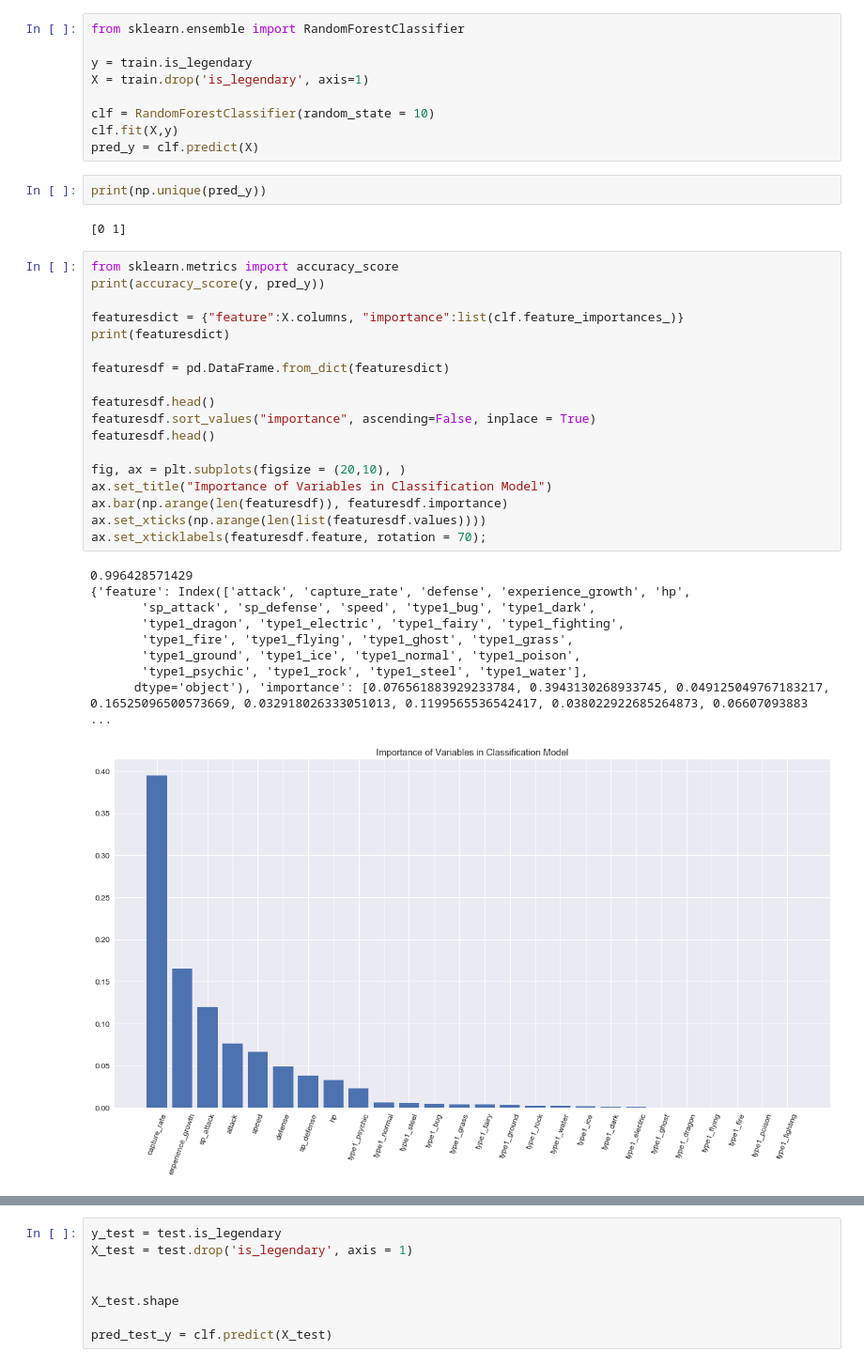
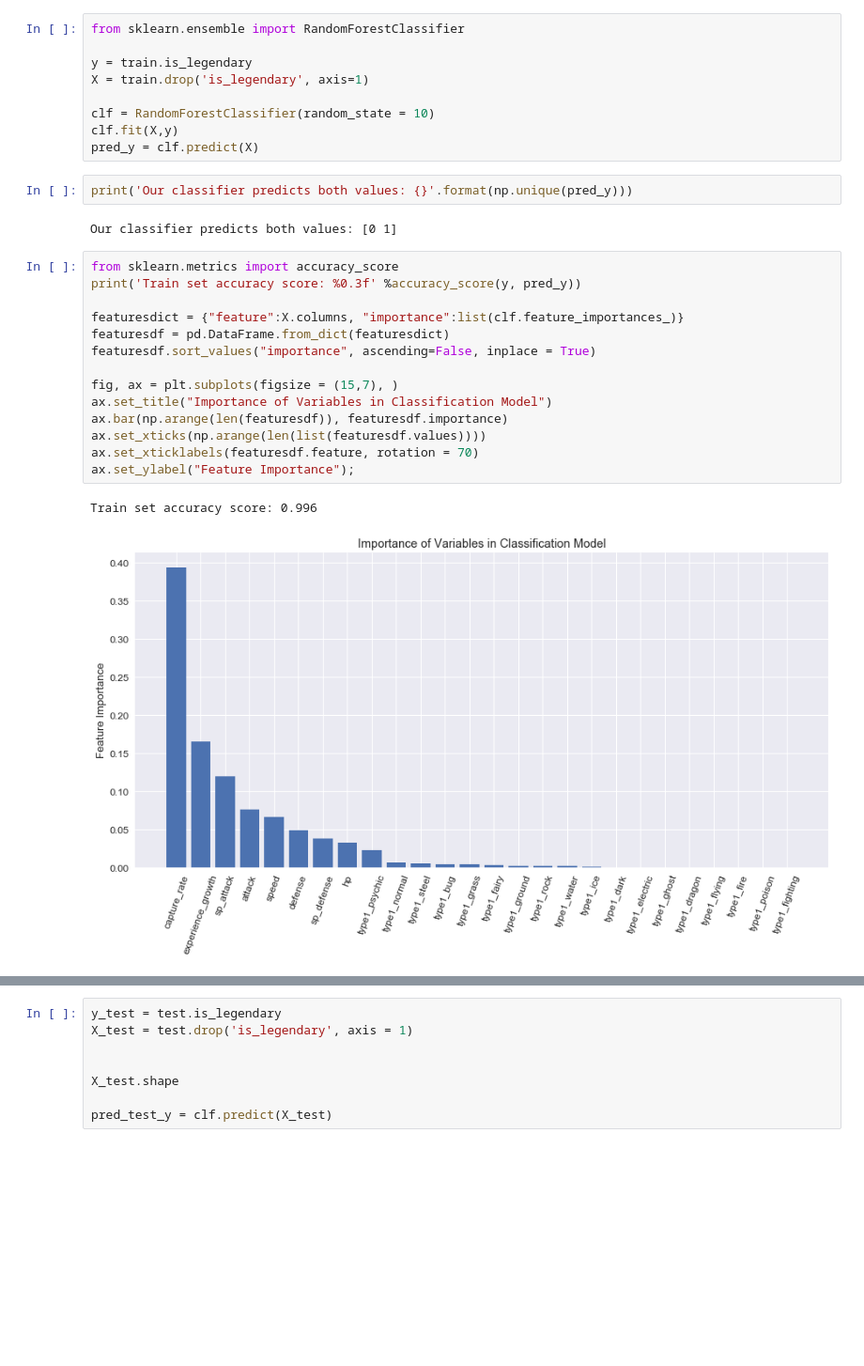
Before and after one commit to eBatson/datascience, a Jupyter notebook: Pokemon/Pokemon.ipynb, the cells around one changed output, grey strips where cells are left out. Shown at 94% size. Drawn from its saved outputs; the diff is of its cells as text; blank space fills up the shorter version.

```diff
--- a/Pokemon/Pokemon.ipynb
+++ b/Pokemon/Pokemon.ipynb
@@ -339,34 +350,23 @@ clf = RandomForestClassifier(random_state = 10)
 clf.fit(X,y)
 pred_y = clf.predict(X)
 # %%
-print(np.unique(pred_y))
+print('Our classifier predicts both values: {}'.format(np.unique(pred_y)))
 # %% [output]
-[0 1]
+Our classifier predicts both values: [0 1]
 # %%
 from sklearn.metrics import accuracy_score
-print(accuracy_score(y, pred_y))
+print('Train set accuracy score: %0.3f' %accuracy_score(y, pred_y))
 
 featuresdict = {"feature":X.columns, "importance":list(clf.feature_importances_)}
-print(featuresdict)
+featuresdf = pd.DataFrame.from_dict(featuresdict)
+featuresdf.sort_values("importance", ascending=False, inplace = True)
 
-featuresdf = pd.DataFrame.from_dict(featuresdict)
-
-featuresdf.head()
-featuresdf.sort_values("importance", ascending=False, inplace = True)
-featuresdf.head()
-
-fig, ax = plt.subplots(figsize = (20,10), )
+fig, ax = plt.subplots(figsize = (15,7), )
 ax.set_title("Importance of Variables in Classification Model")
 ax.bar(np.arange(len(featuresdf)), featuresdf.importance)
 ax.set_xticks(np.arange(len(list(featuresdf.values))))
-ax.set_xticklabels(featuresdf.feature, rotation = 70);
+ax.set_xticklabels(featuresdf.feature, rotation = 70)
+ax.set_ylabel("Feature Importance");
 # %% [output]
-0.996428571429
-{'feature': Index(['attack', 'capture_rate', 'defense', 'experience_growth', 'hp',
-       'sp_attack', 'sp_defense', 'speed', 'type1_bug', 'type1_dark',
-       'type1_dragon', 'type1_electric', 'type1_fairy', 'type1_fighting',
-       'type1_fire', 'type1_flying', 'type1_ghost', 'type1_grass',
-       'type1_ground', 'type1_ice', 'type1_normal', 'type1_poison',
-       'type1_psychic', 'type1_rock', 'type1_steel', 'type1_water'],
-      dtype='object'), 'importance': [0.076561883929233784, 0.3943130268933745, 0.049125049767183217, 0.16525096500573669, 0.032918026333051013, 0.1199565536542417, 0.038022922685264873, 0.06607093883 ...
+Train set accuracy score: 0.996
-[figure, old version]
+[figure, new version]
```
Also changed, not shown: parts of 10 cells of this notebook.
